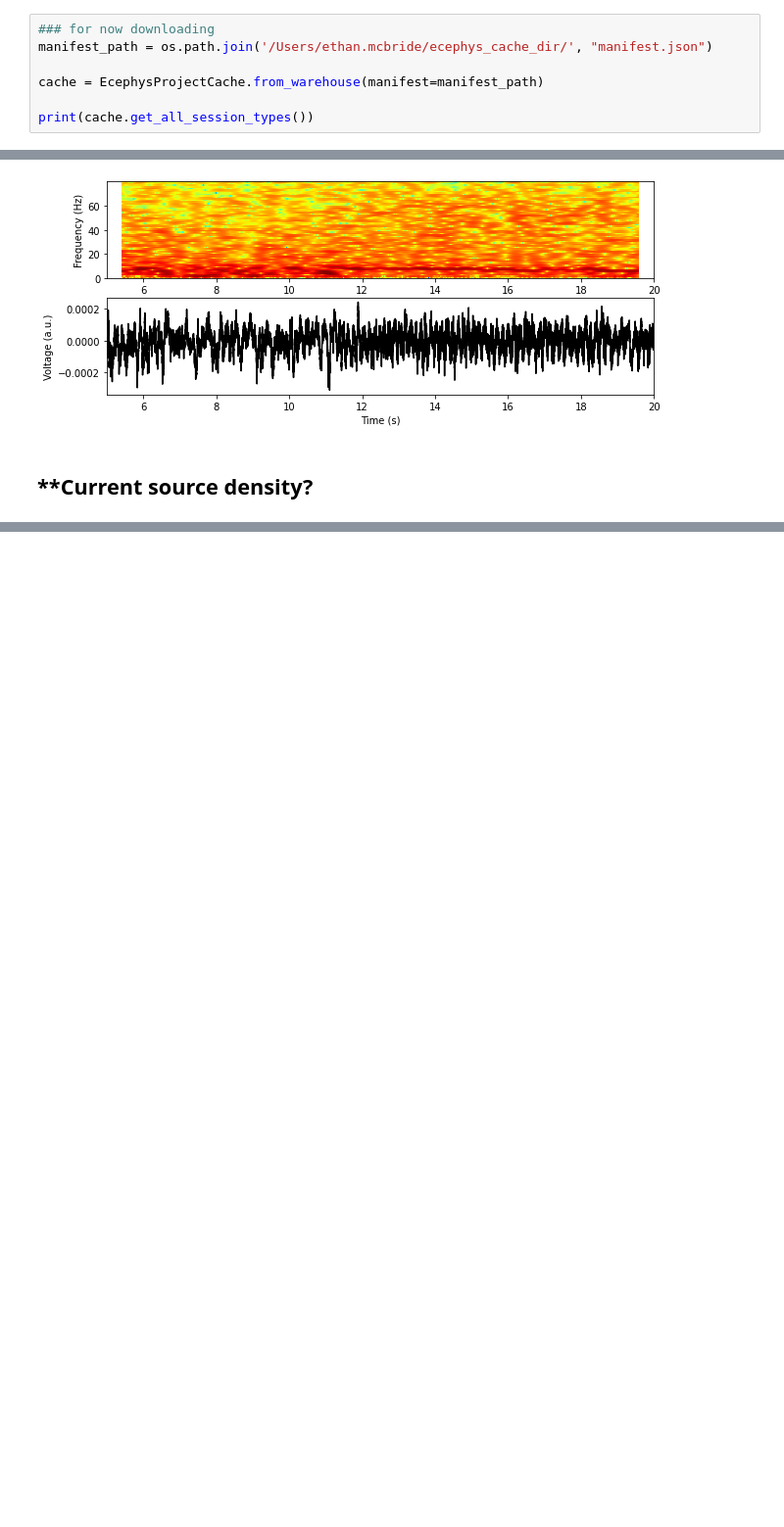
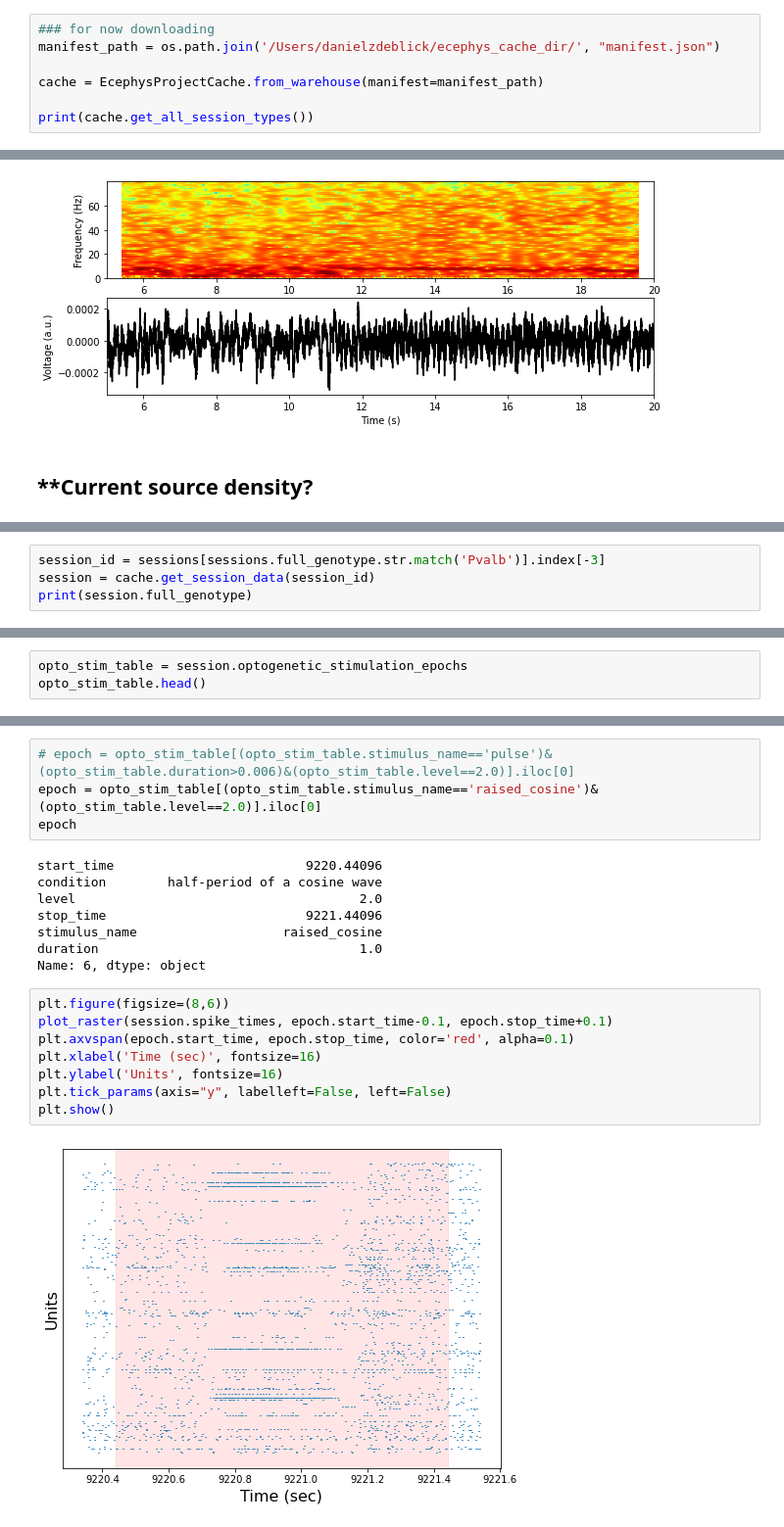
Before and after one commit to AllenInstitute/swdb_2021, a Jupyter notebook: DynamicBrain/Neuropixels_walkthrough.ipynb, the cells around one changed output, grey strips where cells are left out. Shown at 98% size. Drawn from its saved outputs; the diff is of its cells as text; blank space fills up the shorter version.

Commit message:
added optotagging section and note about stimulus_presentations table

```diff
--- a/DynamicBrain/Neuropixels_walkthrough.ipynb
+++ b/DynamicBrain/Neuropixels_walkthrough.ipynb
@@ -57,7 +57,7 @@ from allensdk.brain_observatory.ecephys import ecephys_session
 # cache = EcephysProjectCache.fixed(manifest=manifest_path)
 # %%
 ### for now downloading
-manifest_path = os.path.join('/Users/ethan.mcbride/ecephys_cache_dir/', "manifest.json")
+manifest_path = os.path.join('/Users/danielzdeblick/ecephys_cache_dir/', "manifest.json")
 
 cache = EcephysProjectCache.from_warehouse(manifest=manifest_path)
 
@@ -1490,0 +1511,4 @@ plt.show()
+# %%
+session_id = sessions[sessions.full_genotype.str.match('Pvalb')].index[-3]
+session = cache.get_session_data(session_id)
+print(session.full_genotype)
@@ -1490,0 +1520,3 @@ plt.show()
+# %%
+opto_stim_table = session.optogenetic_stimulation_epochs
+opto_stim_table.head()
@@ -1490,0 +1555,22 @@ plt.show()
+# %%
+# epoch = opto_stim_table[(opto_stim_table.stimulus_name=='pulse')&(opto_stim_table.duration>0.006)&(opto_stim_table.level==2.0)].iloc[0]
+epoch = opto_stim_table[(opto_stim_table.stimulus_name=='raised_cosine')&(opto_stim_table.level==2.0)].iloc[0]
+epoch
+# %% [output]
+start_time                         9220.44096
+condition        half-period of a cosine wave
+level                                     2.0
+stop_time                          9221.44096
+stimulus_name                   raised_cosine
+duration                                  1.0
+Name: 6, dtype: object
+# %%
+plt.figure(figsize=(8,6))
+plot_raster(session.spike_times, epoch.start_time-0.1, epoch.stop_time+0.1)
+plt.axvspan(epoch.start_time, epoch.stop_time, color='red', alpha=0.1)
+plt.xlabel('Time (sec)', fontsize=16)
+plt.ylabel('Units', fontsize=16)
+plt.tick_params(axis="y", labelleft=False, left=False)
+plt.show()
+# %% [output]
+[figure, added]
```
Also changed, not shown: parts of 12 cells of this notebook.
